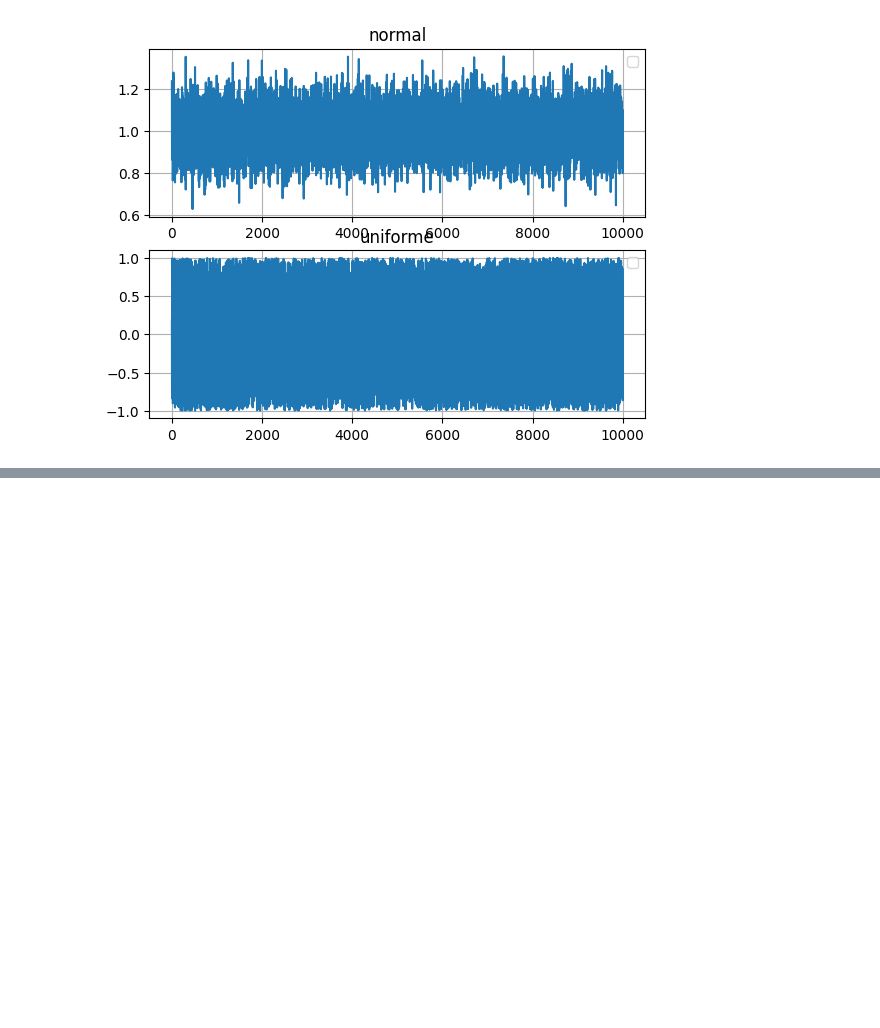
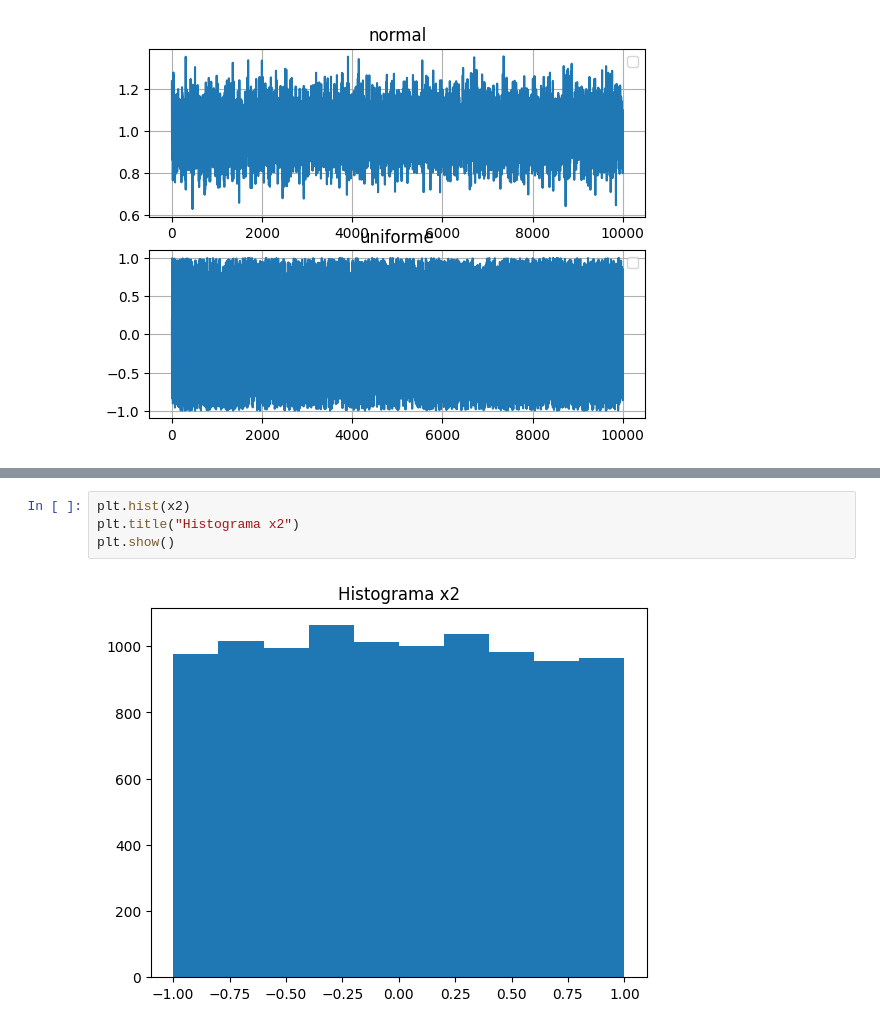
Before and after one commit to LcsGondra/bloco-pds, a Jupyter notebook: INTRO A PDS/TP3/questao2.ipynb, the cells around one changed output, grey strips where cells are left out. Saved outputs shown, nothing was run; the diff lists cells and outputs as text; blank space fills up the shorter version.

```diff
--- a/INTRO A PDS/TP3/questao2.ipynb
+++ b/INTRO A PDS/TP3/questao2.ipynb
@@ -66,0 +73,6 @@ plt.show()
+# %%
+plt.hist(x2)
+plt.title("Histograma x2")
+plt.show()
+# %% [output]
+[figure, added]
```
Also changed, not shown: parts of 1 cell of this notebook.
